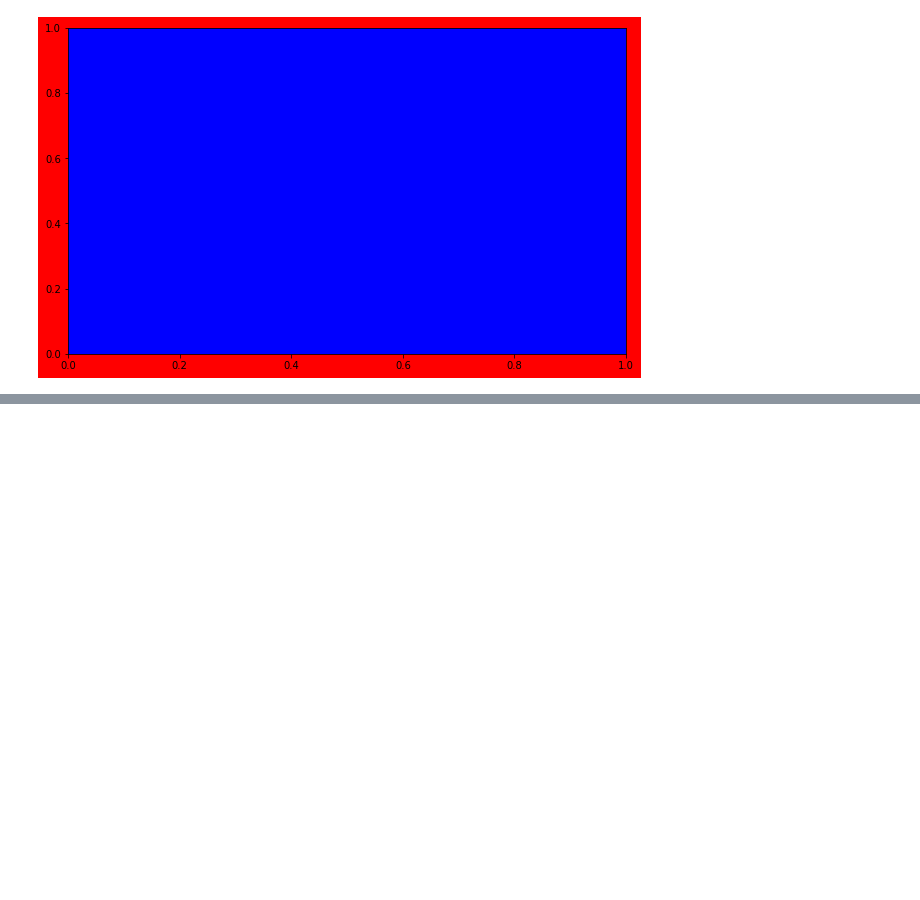
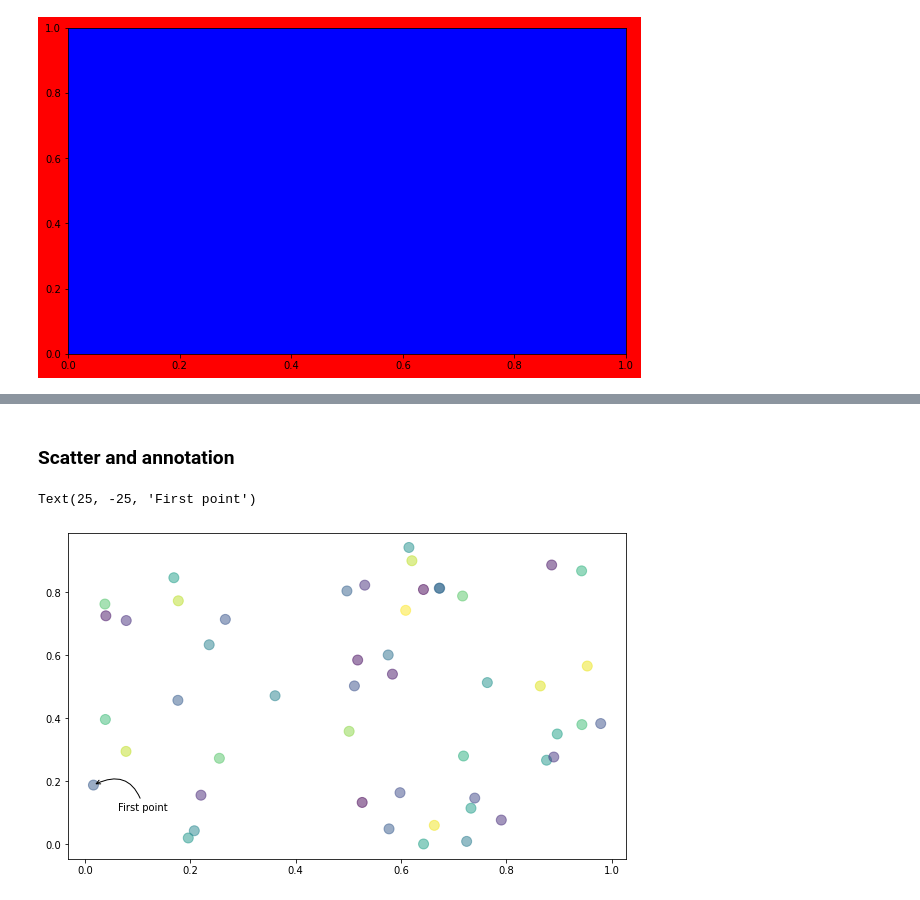
Before and after one commit to amoreira2/Lectures, a Jupyter notebook: chapters/scientific/plotting1.ipynb, the cells around one changed output, grey strips where cells are left out. Cells and saved outputs as stored; diff of their text form; code cells hidden in the pictures; blank space fills up the shorter version.

```diff
--- a/chapters/scientific/plotting1.ipynb
+++ b/chapters/scientific/plotting1.ipynb
@@ -189,0 +264,22 @@ ax.set_facecolor("blue")
+# %% [markdown]
+### Scatter and annotation
+# %%
+N = 50
+# randomize data for location and coloes
+x = np.random.rand(N)
+y = np.random.rand(N)
+colors = np.random.rand(N)
+
+fig, ax = plt.subplots()
+
+ax.scatter(x, y, s=100, c=colors, alpha=0.5)
+
+# draw an annotation
+ax.annotate(
+    "First point", xy=(x[0], y[0]), xycoords="data",
+    xytext=(25, -25), textcoords="offset points",
+    arrowprops=dict(arrowstyle="->", connectionstyle="arc3,rad=0.6")
+)
+# %% [output]
+Text(25, -25, 'First point')
+[figure, added]
```
Also changed, not shown: parts of 7 cells of this notebook, 1 other file.
